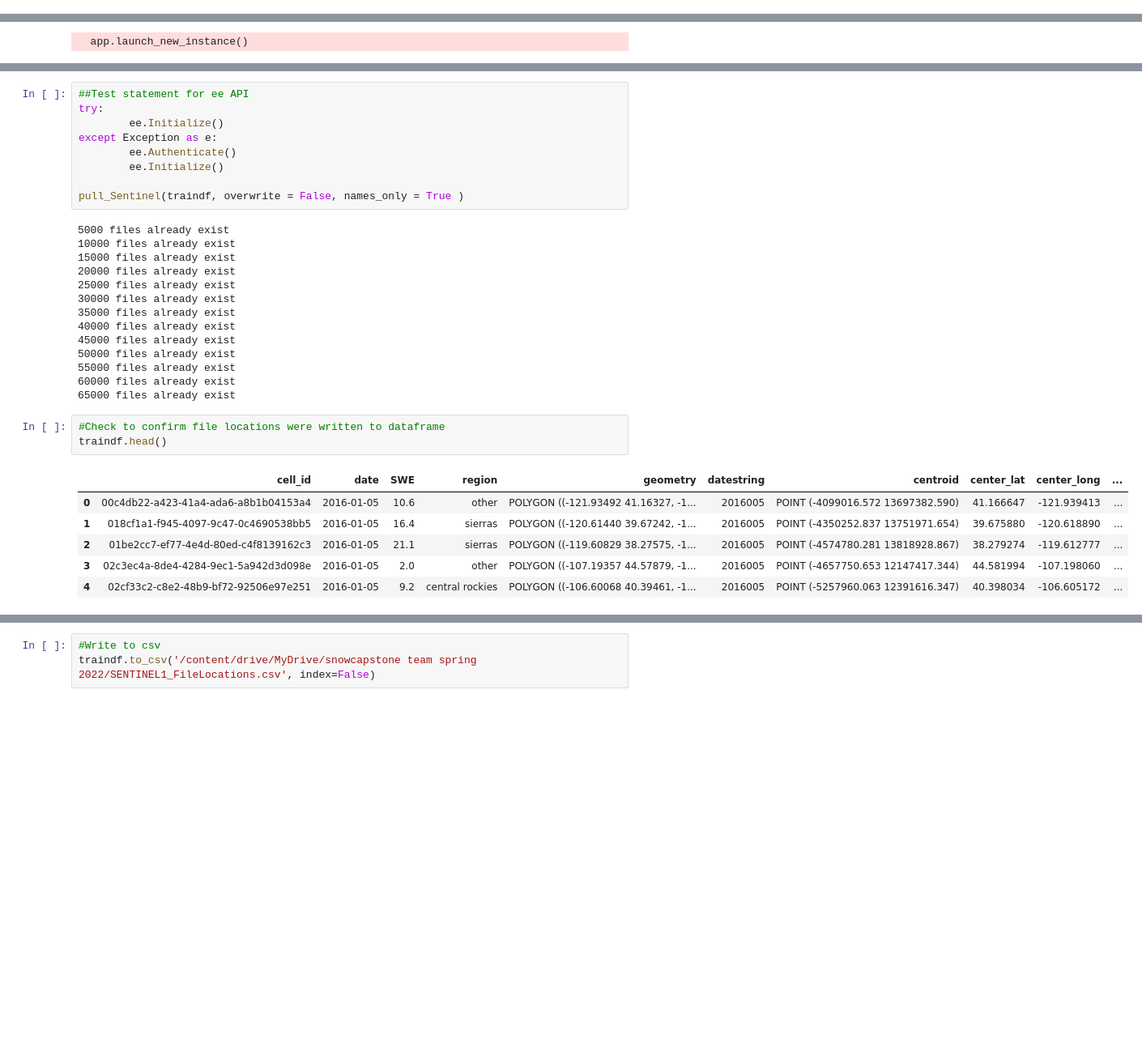
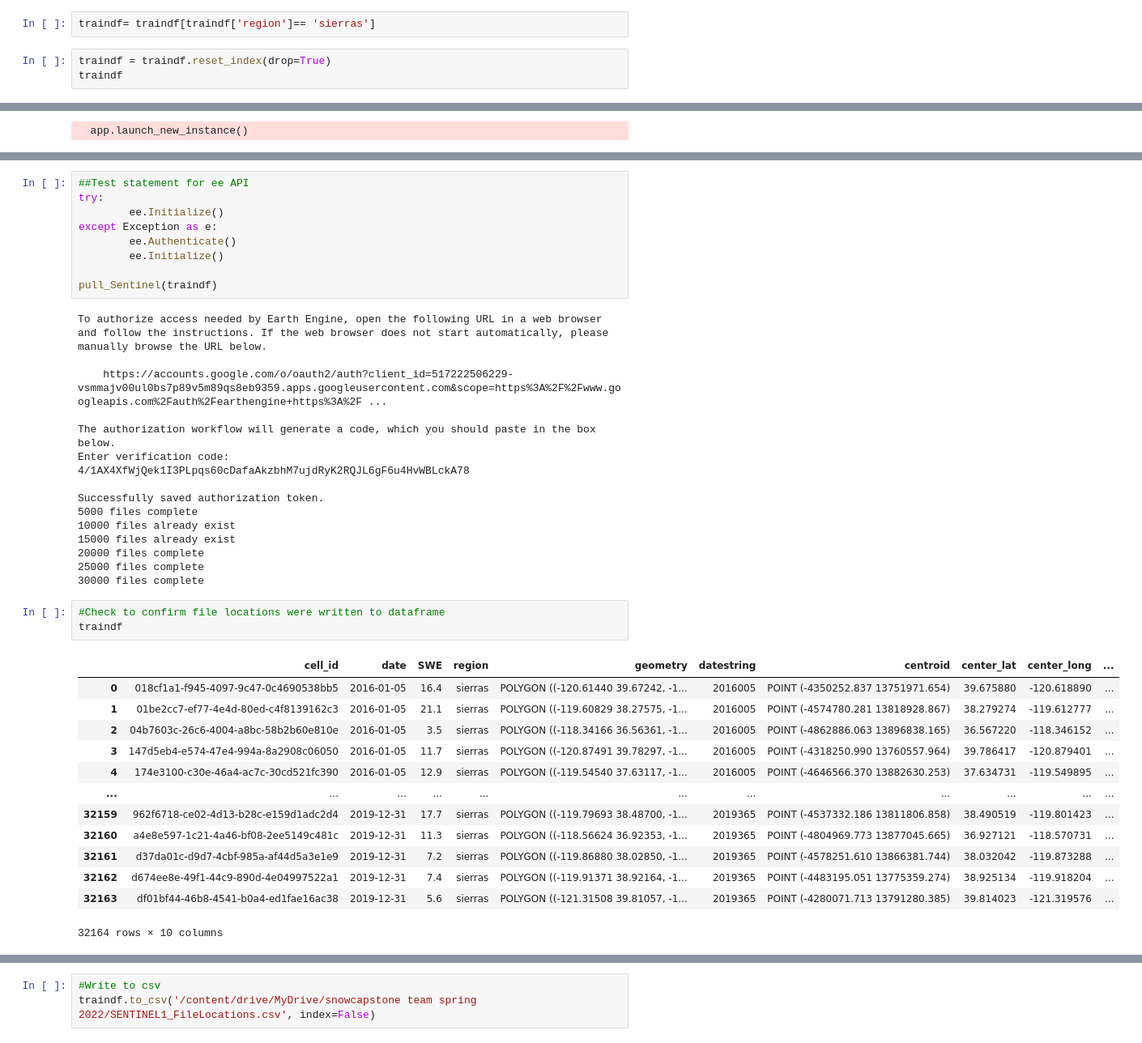
Before and after one commit to Seiris21/ucb2022.snowcast, a Jupyter notebook: notebooks/data_ingestion/Sentinel_1_and_2_Data_Prep_Ingestion.ipynb, the cells around one changed output, grey strips where cells are left out. Shown at 81% size. Cells and saved outputs as stored; diff of their text form; blank space fills up the shorter version.

```diff
--- a/notebooks/data_ingestion/Sentinel_1_and_2_Data_Prep_Ingestion.ipynb
+++ b/notebooks/data_ingestion/Sentinel_1_and_2_Data_Prep_Ingestion.ipynb
@@ -95,3 +102,8 @@ traindf.head()
 | 2 | 01be2cc7-ef77-4e4d-80ed-c4f8139162c3 | 2016-01-05 | 21.1 | sierras | POLYGON ((-119.60829 38.27575, -1... |
 | 3 | 02c3ec4a-8de4-4284-9ec1-5a942d3d098e | 2016-01-05 | 2.0 | other | POLYGON ((-107.19357 44.57879, -1... |
 | 4 | 02cf33c2-c8e2-48b9-bf72-92506e97e251 | 2016-01-05 | 9.2 | central rockies | POLYGON ((-106.60068 40.39461, -1... |
+# %%
+traindf= traindf[traindf['region']== 'sierras']
+# %%
+traindf = traindf.reset_index(drop=True)
+traindf
@@ -223,28 +259,36 @@ except Exception as e:
         ee.Authenticate()
         ee.Initialize()
 
-pull_Sentinel(traindf, overwrite = False, names_only = True )
+pull_Sentinel(traindf)
 # %% [output]
-5000 files already exist
+To authorize access needed by Earth Engine, open the following URL in a web browser and follow the instructions. If the web browser does not start automatically, please manually browse the URL below.
+
+    https://accounts.google.com/o/oauth2/auth?client_id=517222506229-vsmmajv00ul0bs7p89v5m89qs8eb9359.apps.googleusercontent.com&scope=https%3A%2F%2Fwww.googleapis.com%2Fauth%2Fearthengine+https%3A%2F ...
+
+The authorization workflow will generate a code, which you should paste in the box below.
+Enter verification code: 4/1AX4XfWjQek1I3PLpqs60cDafaAkzbhM7ujdRyK2RQJL6gF6u4HvWBLckA78
+
+Successfully saved authorization token.
+5000 files complete
 10000 files already exist
 15000 files already exist
-20000 files already exist
-25000 files already exist
-30000 files already exist
-35000 files already exist
-40000 files already exist
-45000 files already exist
-50000 files already exist
-55000 files already exist
-60000 files already exist
-65000 files already exist
+20000 files complete
+25000 files complete
+30000 files complete
 # %%
 #Check to confirm file locations were written to dataframe
-traindf.head()
+traindf
 # %% [output]
 |  | cell_id | date | SWE | region | geometry | datestring | centroid | center_lat | center_long | ... |
-| 0 | 00c4db22-a423-41a4-ada6-a8b1b04153a4 | 2016-01-05 | 10.6 | other | POLYGON ((-121.93492 41.16327, -1... | 2016005 | POINT (-4099016.572 13697382.590) | 41.166647 | -121.939413 | ... |
-| 1 | 018cf1a1-f945-4097-9c47-0c4690538bb5 | 2016-01-05 | 16.4 | sierras | POLYGON ((-120.61440 39.67242, -1... | 2016005 | POINT (-4350252.837 13751971.654) | 39.675880 | -120.618890 | ... |
-| 2 | 01be2cc7-ef77-4e4d-80ed-c4f8139162c3 | 2016-01-05 | 21.1 | sierras | POLYGON ((-119.60829 38.27575, -1... | 2016005 | POINT (-4574780.281 13818928.867) | 38.279274 | -119.612777 | ... |
-| 3 | 02c3ec4a-8de4-4284-9ec1-5a942d3d098e | 2016-01-05 | 2.0 | other | POLYGON ((-107.19357 44.57879, -1... | 2016005 | POINT (-4657750.653 12147417.344) | 44.581994 | -107.198060 | ... |
-| 4 | 02cf33c2-c8e2-48b9-bf72-92506e97e251 | 2016-01-05 | 9.2 | central rockies | POLYGON ((-106.60068 40.39461, -1... | 2016005 | POINT (-5257960.063 12391616.347) | 40.398034 | -106.605172 | ... |
+| 0 | 018cf1a1-f945-4097-9c47-0c4690538bb5 | 2016-01-05 | 16.4 | sierras | POLYGON ((-120.61440 39.67242, -1... | 2016005 | POINT (-4350252.837 13751971.654) | 39.675880 | -120.618890 | ... |
+| 1 | 01be2cc7-ef77-4e4d-80ed-c4f8139162c3 | 2016-01-05 | 21.1 | sierras | POLYGON ((-119.60829 38.27575, -1... | 2016005 | POINT (-4574780.281 13818928.867) | 38.279274 | -119.612777 | ... |
+| 2 | 04b7603c-26c6-4004-a8bc-58b2b60e810e | 2016-01-05 | 3.5 | sierras | POLYGON ((-118.34166 36.56361, -1... | 2016005 | POINT (-4862886.063 13896838.165) | 36.567220 | -118.346152 | ... |
+| 3 | 147d5eb4-e574-47e4-994a-8a2908c06050 | 2016-01-05 | 11.7 | sierras | POLYGON ((-120.87491 39.78297, -1... | 2016005 | POINT (-4318250.990 13760557.964) | 39.786417 | -120.879401 | ... |
+| 4 | 174e3100-c30e-46a4-ac7c-30cd521fc390 | 2016-01-05 | 12.9 | sierras | POLYGON ((-119.54540 37.63117, -1... | 2016005 | POINT (-4646566.370 13882630.253) | 37.634731 | -119.549895 | ... |
+| ... | ... | ... | ... | ... | ... | ... | ... | ... | ... | ... |
+| 32159 | 962f6718-ce02-4d13-b28c-e159d1adc2d4 | 2019-12-31 | 17.7 | sierras | POLYGON ((-119.79693 38.48700, -1... | 2019365 | POINT (-4537332.186 13811806.858) | 38.490519 | -119.801423 | ... |
+| 32160 | a4e8e597-1c21-4a46-bf08-2ee5149c481c | 2019-12-31 | 11.3 | sierras | POLYGON ((-118.56624 36.92353, -1... | 2019365 | POINT (-4804969.773 13877045.665) | 36.927121 | -118.570731 | ... |
+| 32161 | d37da01c-d9d7-4cbf-985a-af44d5a3e1e9 | 2019-12-31 | 7.2 | sierras | POLYGON ((-119.86880 38.02850, -1... | 2019365 | POINT (-4578251.610 13866381.744) | 38.032042 | -119.873288 | ... |
+| 32162 | d674ee8e-49f1-44c9-890d-4e04997522a1 | 2019-12-31 | 7.4 | sierras | POLYGON ((-119.91371 38.92164, -1... | 2019365 | POINT (-4483195.051 13775359.274) | 38.925134 | -119.918204 | ... |
+| 32163 | df01bf44-46b8-4541-b0a4-ed1fae16ac38 | 2019-12-31 | 5.6 | sierras | POLYGON ((-121.31508 39.81057, -1... | 2019365 | POINT (-4280071.713 13791280.385) | 39.814023 | -121.319576 | ... |
+32164 rows × 10 columns
```
Also changed, not shown: parts of 39 cells of this notebook.
